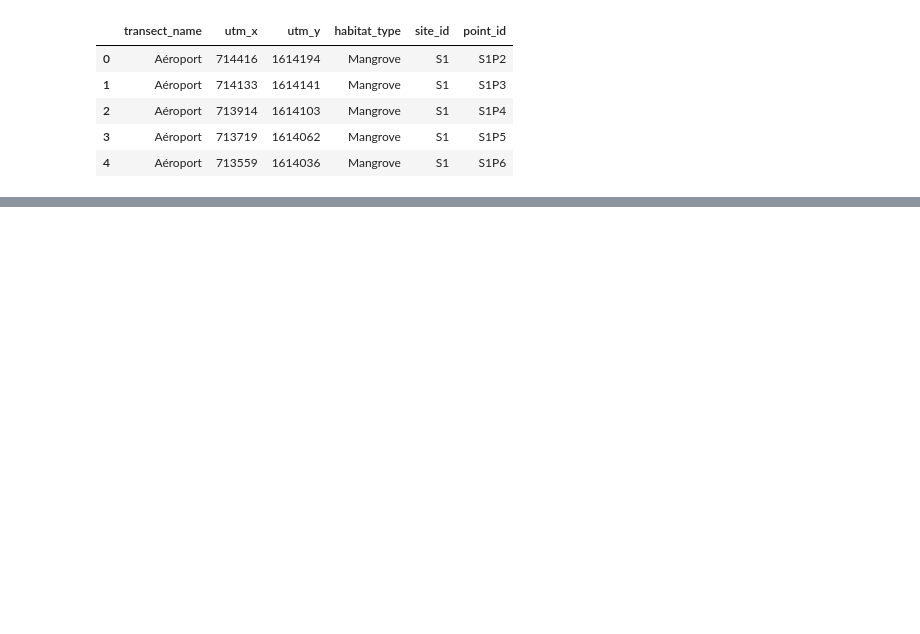
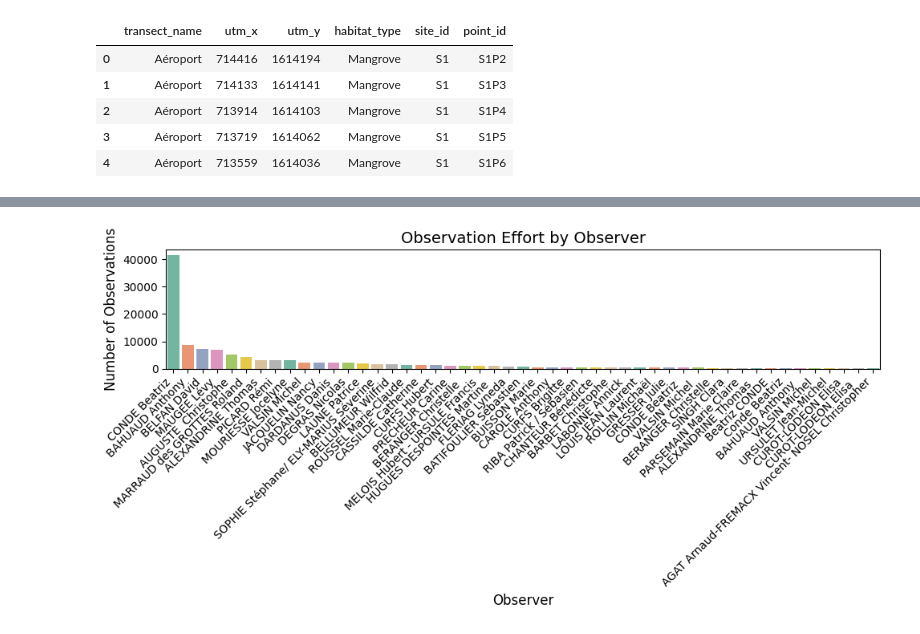
Before and after one commit to fonction-positive/AS_Projet_Birds, a Jupyter notebook: projet_bird/bird.ipynb, the cells around one changed output, grey strips where cells are left out. Saved outputs shown, nothing was run; the diff lists cells and outputs as text; code cells hidden in the pictures; blank space fills up the shorter version.

```diff
--- a/projet_bird/bird.ipynb
+++ b/projet_bird/bird.ipynb
@@ -117,0 +192,29 @@ site_data.head()
+# %%
+# 2.3 Effort by observer
+# 观察者努力量 / 每位观察者观测次数
+
+# 计算每位观察者的观测次数 / Count observations per observer
+effort_by_observer = obs_data['Nom_observateur'].value_counts()
+
+# 将 Series 转为 DataFrame / Convert Series to DataFrame
+observer_df = effort_by_observer.reset_index()
+observer_df.columns = ['Observer', 'Count']
+
+plt.figure(figsize=(10, 5))
+sns.barplot(
+    x='Observer',
+    y='Count',
+    data=observer_df,
+    hue='Observer',   # 使用 hue 兼容 seaborn 未来版本
+    dodge=False,      # 不拆分箱体
+    palette="Set2",
+    legend=False      # 隐藏图例
+)
+plt.title("Observation Effort by Observer", fontsize=14)
+plt.xlabel("Observer", fontsize=12)
+plt.ylabel("Number of Observations", fontsize=12)
+plt.xticks(rotation=45, ha='right')
+plt.tight_layout()
+plt.show()
+# %% [output]
+[figure, added]
```
Also changed, not shown: parts of 17 cells of this notebook.
